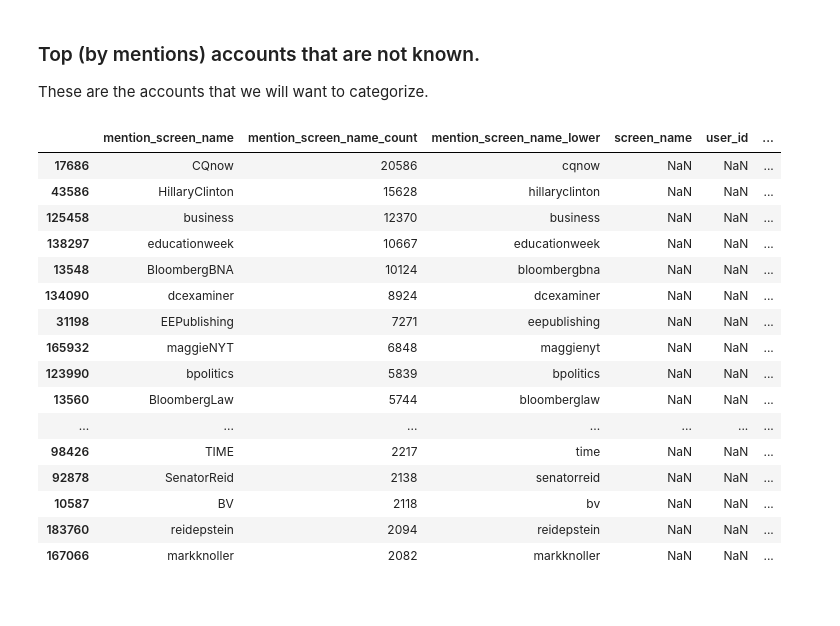
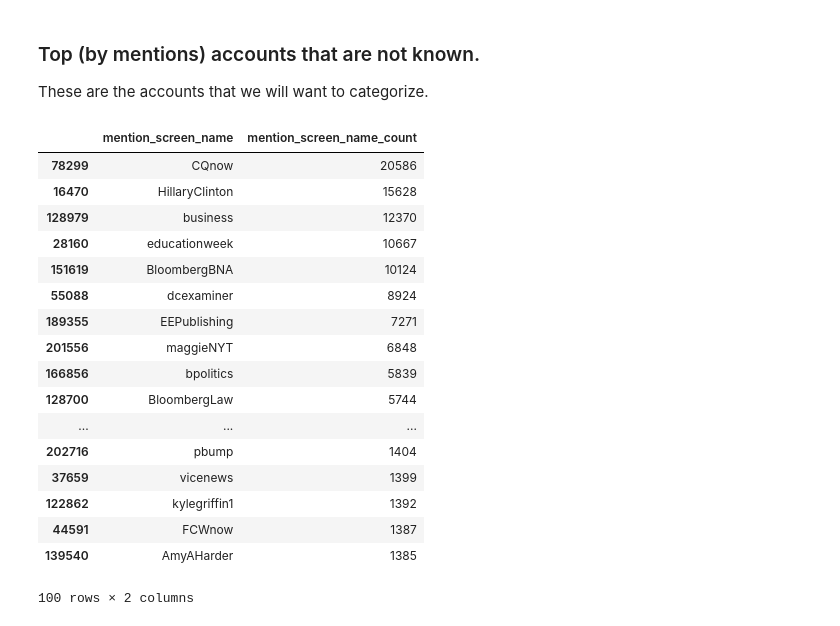
Before and after one commit to justinlittman/beltway_reporters, a Jupyter notebook: jupyter/Beltway Reporters.ipynb, the cells around one changed output. Saved outputs shown, nothing was run; the diff lists cells and outputs as text; code cells hidden in the pictures.

```diff
--- a/jupyter/Beltway Reporters.ipynb
+++ b/jupyter/Beltway Reporters.ipynb
@@ -200,0 +192,4 @@ mention_summary_df.sort_values('mention_screen_name_count', ascending=False).hea
+# %%
+# From the mentions, extract map of user ids to screen names
+user_id_lookup_df = mention_df.loc[mention_df.groupby('mention_user_id')['created_at'].idxmax()].ix[:,['mention_user_id', 'mention_screen_name']]
+user_id_lookup_df.count()
@@ -200,0 +209,5 @@ mention_summary_df.sort_values('mention_screen_name_count', ascending=False).hea
+# %%
+# Group by user_id
+# This count should match the user_id map count
+mention_summary_user_id_df = pd.DataFrame(mention_df.groupby('mention_user_id').size().reset_index(name='mention_screen_name_count'))
+mention_summary_user_id_df.count()
@@ -200,0 +227,4 @@ mention_summary_df.sort_values('mention_screen_name_count', ascending=False).hea
+# %%
+# Join with user id map
+mention_summary_df = pd.merge(mention_summary_user_id_df, user_id_lookup_df, on='mention_user_id')
+mention_summary_df.count()
@@ -313,5 +357,6 @@ dtype: int64
 # %% [markdown]
 ### Join the mentions and the known Twitter accounts
 # %%
-mention_join_df = pd.merge(mention_summary_df, screen_name_lookup_df, how='left', left_on='mention_screen_name_lower', right_on='screen_name_lower')
+mention_join_df = pd.merge(mention_summary_df, screen_name_lookup_df, how='left', left_on='mention_user_id', right_on='user_id')
 mention_join_df['type'].fillna('unknown', inplace=True)
+mention_join_df.head()
@@ -380,22 +434,24 @@ mention_join_df.groupby('type').sum()
 ### Top (by mentions) accounts that are not known.
 These are the accounts that we will want to categorize.
 # %%
-mention_join_df[mention_join_df.type == 'unknown'].sort_values('mention_screen_name_count', ascending=False).head(50)
+top_not_known_mention_df = mention_join_df[mention_join_df.type == 'unknown'].sort_values('mention_screen_name_count', ascending=False)
+top_not_known_mention_df[['mention_screen_name', 'mention_screen_name_count']].head(100)
 # %% [output]
-|  | mention_screen_name | mention_screen_name_count | mention_screen_name_lower | screen_name | user_id | ... |
-| 17686 | CQnow | 20586 | cqnow | NaN | NaN | ... |
-| 43586 | HillaryClinton | 15628 | hillaryclinton | NaN | NaN | ... |
-| 125458 | business | 12370 | business | NaN | NaN | ... |
-| 138297 | educationweek | 10667 | educationweek | NaN | NaN | ... |
-| 13548 | BloombergBNA | 10124 | bloombergbna | NaN | NaN | ... |
-| 134090 | dcexaminer | 8924 | dcexaminer | NaN | NaN | ... |
-| 31198 | EEPublishing | 7271 | eepublishing | NaN | NaN | ... |
-| 165932 | maggieNYT | 6848 | maggienyt | NaN | NaN | ... |
-| 123990 | bpolitics | 5839 | bpolitics | NaN | NaN | ... |
-| 13560 | BloombergLaw | 5744 | bloomberglaw | NaN | NaN | ... |
-| ... | ... | ... | ... | ... | ... | ... |
-| 98426 | TIME | 2217 | time | NaN | NaN | ... |
-| 92878 | SenatorReid | 2138 | senatorreid | NaN | NaN | ... |
-| 10587 | BV | 2118 | bv | NaN | NaN | ... |
-| 183760 | reidepstein | 2094 | reidepstein | NaN | NaN | ... |
-| 167066 | markknoller | 2082 | markknoller | NaN | NaN | ... |
+|  | mention_screen_name | mention_screen_name_count |
+| 78299 | CQnow | 20586 |
+| 16470 | HillaryClinton | 15628 |
+| 128979 | business | 12370 |
+| 28160 | educationweek | 10667 |
+| 151619 | BloombergBNA | 10124 |
+| 55088 | dcexaminer | 8924 |
+| 189355 | EEPublishing | 7271 |
+| 201556 | maggieNYT | 6848 |
+| 166856 | bpolitics | 5839 |
+| 128700 | BloombergLaw | 5744 |
+| ... | ... | ... |
+| 202716 | pbump | 1404 |
+| 37659 | vicenews | 1399 |
+| 122862 | kylegriffin1 | 1392 |
+| 44591 | FCWnow | 1387 |
+| 139540 | AmyAHarder | 1385 |
+100 rows × 2 columns
```
Also changed, not shown: parts of 21 cells of this notebook.
